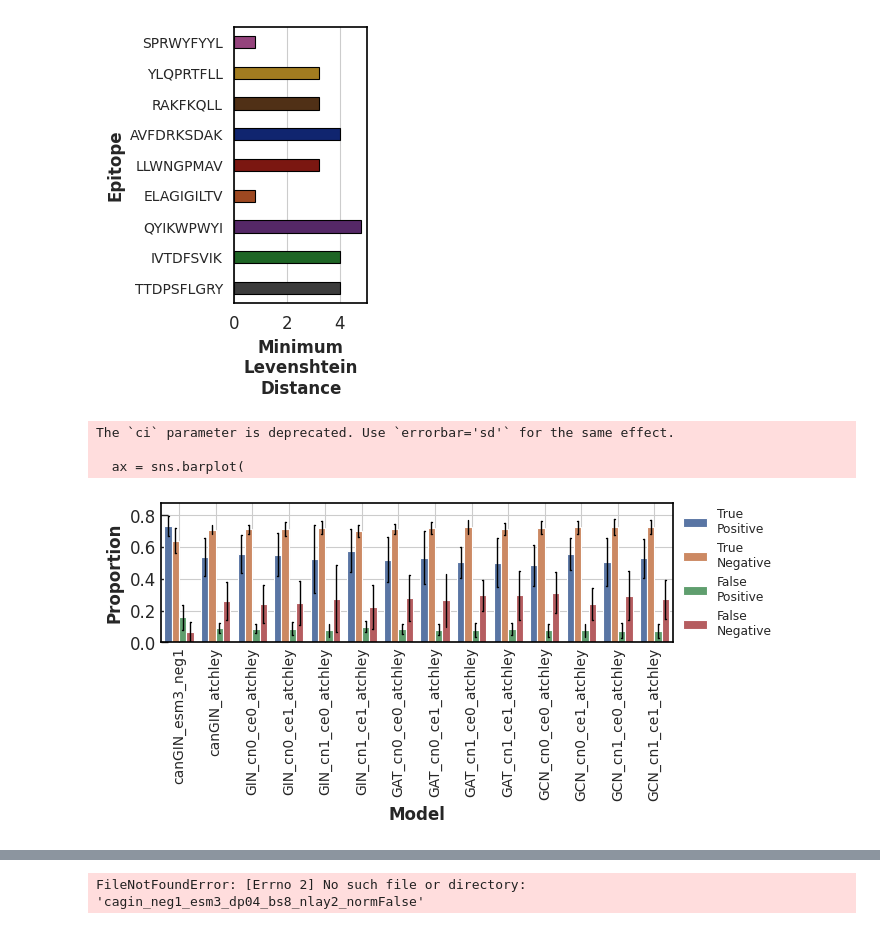
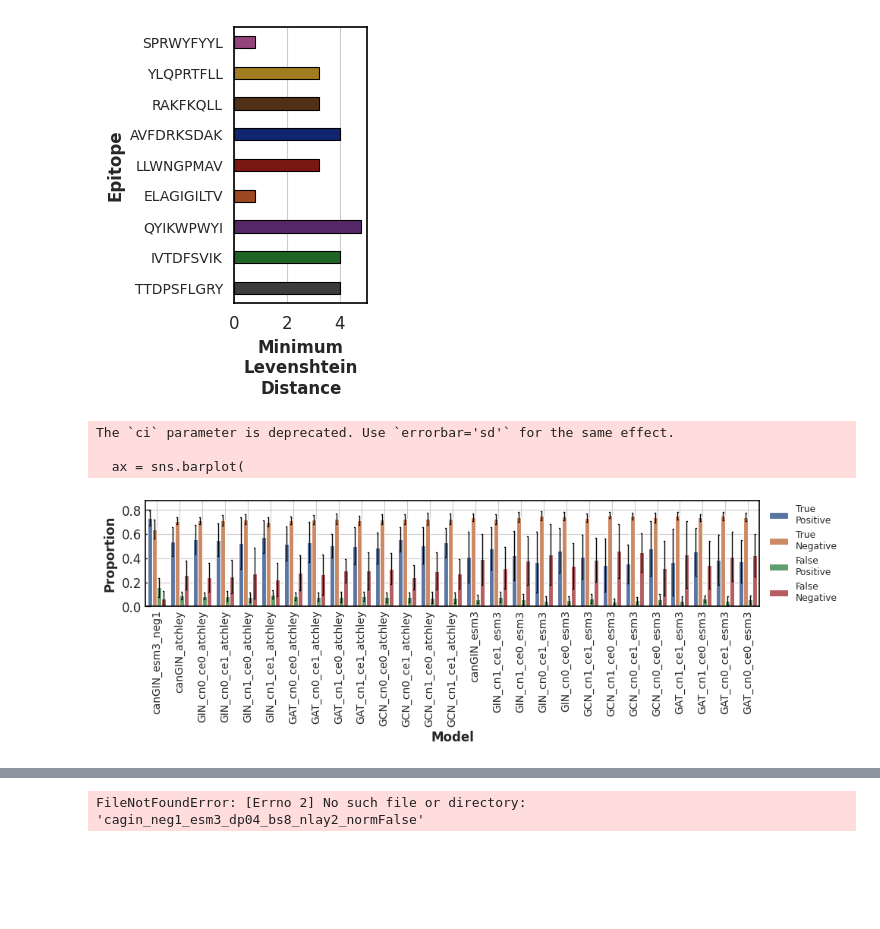
Before and after one commit to chagas98/MatchImmNet, a Jupyter notebook: notebooks/pred_analysis.ipynb, the cells around one changed output, grey strips where cells are left out. Saved outputs shown, nothing was run; the diff lists cells and outputs as text; code cells hidden in the pictures; blank space fills up the shorter version.

Commit message:
create completeDataset class

```diff
--- a/notebooks/pred_analysis.ipynb
+++ b/notebooks/pred_analysis.ipynb
@@ -127,7 +127,22 @@ results_dirs = {"../developments/increase_dataset_1217_neg1/cangin_neg1_esm3_dp0
                 "../developments/increase_dataset_1217_neg3/GCN_cn0_ce0_neg3_atchley_dp03": "GCN_cn0_ce0_atchley",
                 "../developments/increase_dataset_1217_neg3/GCN_cn0_ce1_neg3_atchley_dp03": "GCN_cn0_ce1_atchley",
                 "../developments/increase_dataset_1217_neg3/GCN_cn1_ce0_neg3_atchley_dp03": "GCN_cn1_ce0_atchley",
-                "../developments/increase_dataset_1217_neg3/GCN_cn1_ce1_neg3_atchley_dp03": "GCN_cn1_ce1_atchley"
+                "../developments/increase_dataset_1217_neg3/GCN_cn1_ce1_neg3_atchley_dp03": "GCN_cn1_ce1_atchley",
+                "../developments/increase_dataset_1217_neg3/cangin_neg3_esm3_dp03": "canGIN_esm3",
+                "../developments/increase_dataset_1217_neg3/GIN_cn1_ce1_neg3_esm3_dp03": "GIN_cn1_ce1_esm3",
+                "../developments/increase_dataset_1217_neg3/GIN_cn1_ce0_neg3_esm3_dp03": "GIN_cn1_ce0_esm3",
+                "../developments/increase_dataset_1217_neg3/GIN_cn0_ce1_neg3_esm3_dp03": "GIN_cn0_ce1_esm3",
+                "../developments/increase_dataset_1217_neg3/GIN_cn0_ce0_neg3_esm3_dp03": "GIN_cn0_ce0_esm3",
+                "../developments/increase_dataset_1217_neg3/GCN_cn1_ce1_neg3_esm3_dp03": "GCN_cn1_ce1_esm3",
+                "../developments/increase_dataset_1217_neg3/GCN_cn1_ce0_neg3_esm3_dp03": "GCN_cn1_ce0_esm3",
+                "../developments/increase_dataset_1217_neg3/GCN_cn0_ce1_neg3_esm3_dp03": "GCN_cn0_ce1_esm3",
+                "../developments/increase_dataset_1217_neg3/GCN_cn0_ce0_neg3_esm3_dp03": "GCN_cn0_ce0_esm3",
+                "../developments/increase_dataset_1217_neg3/GAT_cn1_ce1_neg3_esm3_dp03": "GAT_cn1_ce1_esm3",
+                "../developments/increase_dataset_1217_neg3/GAT_cn1_ce0_neg3_esm3_dp03": "GAT_cn1_ce0_esm3",
+                "../developments/increase_dataset_1217_neg3/GAT_cn0_ce1_neg3_esm3_dp03": "GAT_cn0_ce1_esm3",
+                "../developments/increase_dataset_1217_neg3/GAT_cn0_ce0_neg3_esm3_dp03": "GAT_cn0_ce0_esm3",
+                "../developments/increase_dataset_1217_neg3/GAT_cn0_ce0_neg3_esm3_dp03": "GAT_cn0_ce0_esm3"
                 }
+
 auc_barplot(results_dirs, pattern="_raw.csv", save_dir=".", weighted_average=True)
 # %% [output]
@@ -227,7 +242,7 @@ def confusion_barplot(results_dirs, pattern="_summary.csv", save_dir="."):
     sns.set_theme(context='paper', style='whitegrid')
     sns.set_palette('deep')
 
-    plt.figure(figsize=(7, 3.5))  # single-column figure (NeurIPS size)
+    plt.figure(figsize=(10, 3.5))  # single-column figure (NeurIPS size)
 
     # --- Barplot ---
     ax = sns.barplot(
@@ -235,34 +250,34 @@ def confusion_barplot(results_dirs, pattern="_summary.csv", save_dir="."):
         x='Model',
         y='Count',
         hue='Metric',
         ci='sd',
         capsize=0.1,
         err_kws={'linewidth': 1.0, 'color': 'black'},
         width=0.8
     )
     ax.set_ylabel('Proportion', fontsize=12, weight='bold')
     ax.set_xlabel('Model', fontsize=12, weight='bold')
     ax.set_ylim(0, metrics_melted['Count'].max() * 1.1)
     ax.set_xticklabels(ax.get_xticklabels(), rotation=90, fontsize=10)
     ax.set_yticklabels(ax.get_yticklabels(), fontsize=12)
     # increase linewidth of axes and make them black
     for spine in ax.spines.values():
         spine.set_linewidth(1.2)
         spine.set_color('black')
     ax.legend(bbox_to_anchor=(1.01, 1), loc='upper left', borderaxespad=0., title='', frameon=False)
     ax.grid(True)
     plt.tick_params(axis='both', which='both', direction='in', bottom=True, left=True)
     plt.tight_layout()
     plt.savefig(os.path.join(save_dir, "confusion_barplot.png"), dpi=300)
     plt.show()
 
 
 confusion_barplot(results_dirs, pattern="_summary.csv", save_dir=".")
 # %% [output]
 The `ci` parameter is deprecated. Use `errorbar='sd'` for the same effect.
 
   ax = sns.barplot(
-[figure, old version]
+[figure, new version]
 # %%
 # gather all loss curves
 def patchwork_all_plot_loss_curves(results_dirs, pattern="_loss_curve.png"):
```
Also changed, not shown: parts of 2 cells of this notebook, 9 other files.
